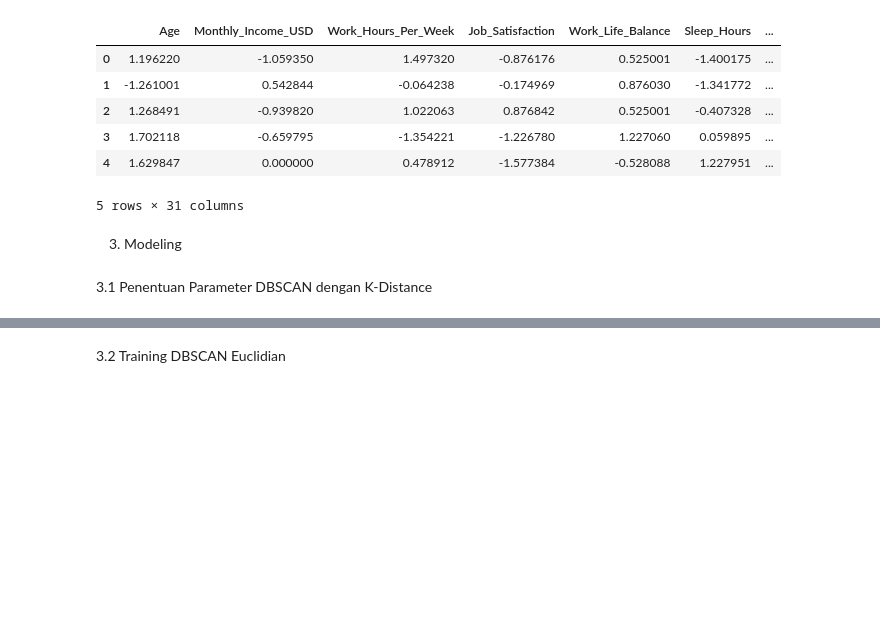
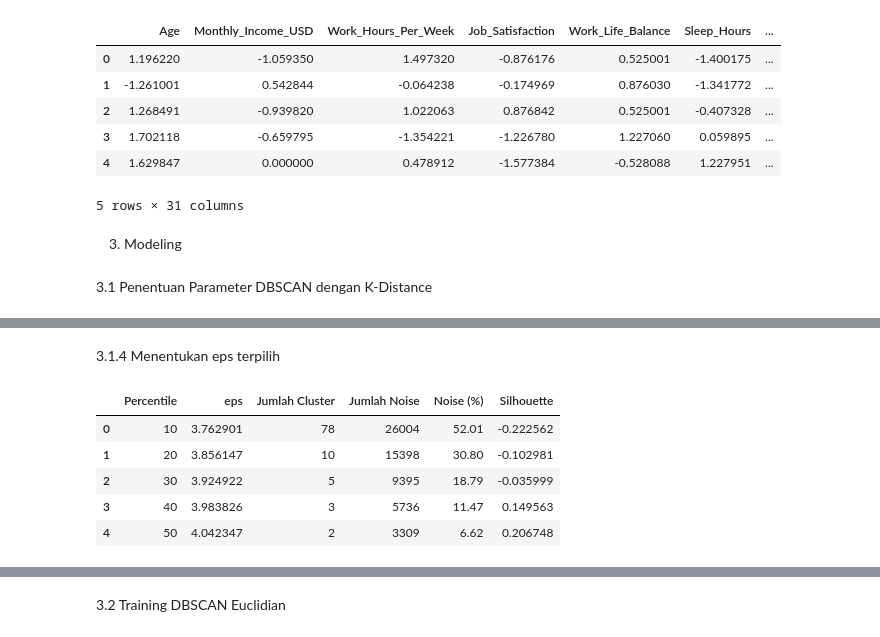
Before and after one commit to EsatovinVictoria/ML_Semester5_EsatovinEbenhaezerVictoria, a Jupyter notebook: Pertemuan_4/Studi_Kasus/Tugas_DBSCANEuclidian.ipynb, the cells around one changed output, grey strips where cells are left out. Drawn from its saved outputs; the diff is of its cells as text; code cells hidden in the pictures; blank space fills up the shorter version.

```diff
--- a/Pertemuan_4/Studi_Kasus/Tugas_DBSCANEuclidian.ipynb
+++ b/Pertemuan_4/Studi_Kasus/Tugas_DBSCANEuclidian.ipynb
@@ -610,0 +993,25 @@ eps hasil K-Distance: 4.3883
+# %% [markdown]
+3.1.4 Menentukan eps terpilih
+# %%
+valid_eps_results = eps_evaluation[
+    (
+        eps_evaluation[
+            'Jumlah Cluster'
+        ] >= 2
+    )
+    &
+    (
+        eps_evaluation[
+            'Silhouette'
+        ].notna()
+    )
+].copy()
+
+valid_eps_results
+# %% [output]
+|  | Percentile | eps | Jumlah Cluster | Jumlah Noise | Noise (%) | Silhouette |
+| 0 | 10 | 3.762901 | 78 | 26004 | 52.01 | -0.222562 |
+| 1 | 20 | 3.856147 | 10 | 15398 | 30.80 | -0.102981 |
+| 2 | 30 | 3.924922 | 5 | 9395 | 18.79 | -0.035999 |
+| 3 | 40 | 3.983826 | 3 | 5736 | 11.47 | 0.149563 |
+| 4 | 50 | 4.042347 | 2 | 3309 | 6.62 | 0.206748 |
```
Also changed, not shown: parts of 21 cells of this notebook, 9 other files.
